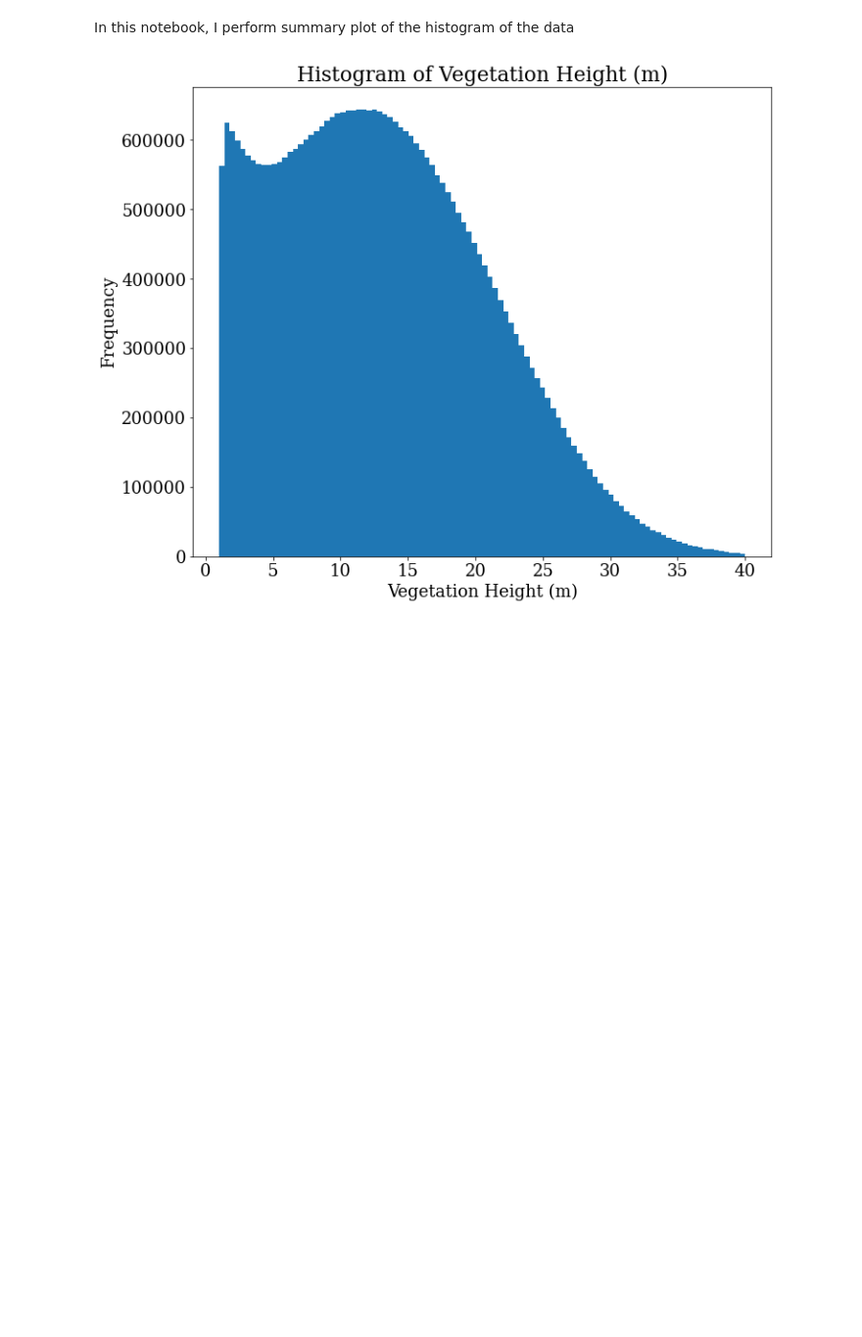
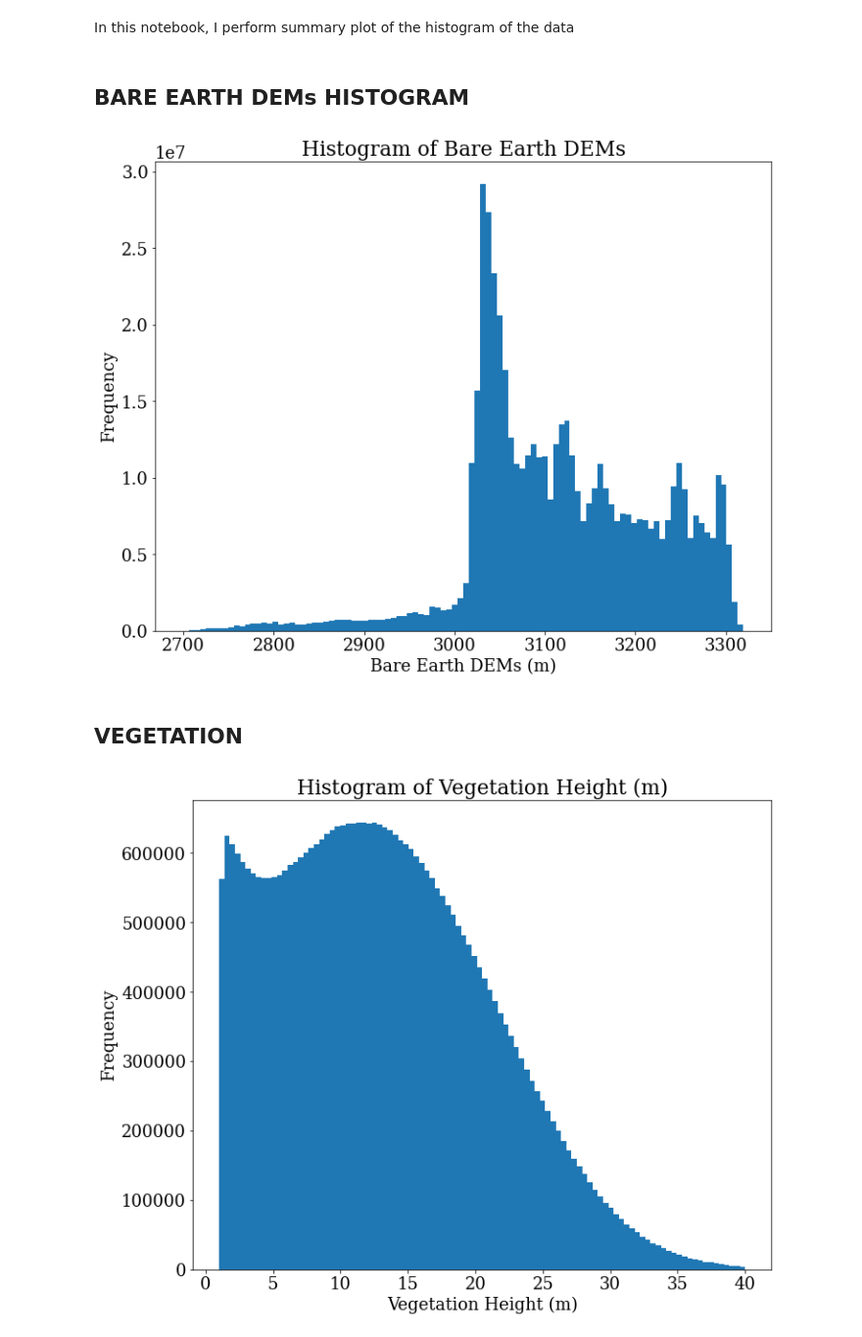
Before and after one commit to Surfix/snow-analytics, a Jupyter notebook: lidar/notebooks/6_summary_info.ipynb, the cells around one changed output. Shown at 98% size. Saved outputs shown, nothing was run; the diff lists cells and outputs as text; code cells hidden in the pictures; blank space fills up the shorter version.

Commit message:
lidar-tutorial-lowman update

```diff
--- a/lidar/notebooks/6_summary_info.ipynb
+++ b/lidar/notebooks/6_summary_info.ipynb
@@ -5,6 +5,36 @@ import numpy as np
 import matplotlib.pyplot as plt
 import rioxarray
 import seaborn as sns
+# %% [markdown]
+## BARE EARTH DEMs HISTOGRAM
+# %%
+#read the raster data
+DEMs = rioxarray.open_rasterio('/home/naheemadebisi/snow-analytics/lidar/results/GrandMesa2020_F1/GrandMesa2020_F1_Bare_Earth_DEMs_mosaic.tif', masked = True)
+# %%
+# Set font size and font family of matplotlib for plotting
+plt.rcParams.update({'font.size': 18})
+plt.rcParams['font.family'] = 'serif'
+plt.rcParams['font.serif'] = ['Times New Roman'] + plt.rcParams['font.serif']
+
+#create a figure and axes elements
+fig, ax = plt.subplots(figsize=(10,8), constrained_layout=True)
+
+#plot the histogram of the raster data
+plt.hist(DEMs.values.flatten(), bins = 100)
+plt.xlabel('Bare Earth DEMs (m)')
+plt.ylabel('Frequency')
+plt.title('Histogram of Bare Earth DEMs')
+#set the x-axis limits
+#plt.xlim(1, 30)
+#plt.grid(True)
+plt.show()
+
+#save the plot
+# fig.savefig('/home/naheemadebisi/snow-analytics/lidar/results/Mores/Mores_histogram.jpeg', dpi=500)
+# %% [output]
+[figure, added]
+# %% [markdown]
+## VEGETATION
 # %%
 #read the raster data
 VH = rioxarray.open_rasterio('/home/naheemadebisi/snow-analytics/lidar/results/Mores/Mores_VH.tif', masked = True)
```
Also changed, not shown: 11 other files.
